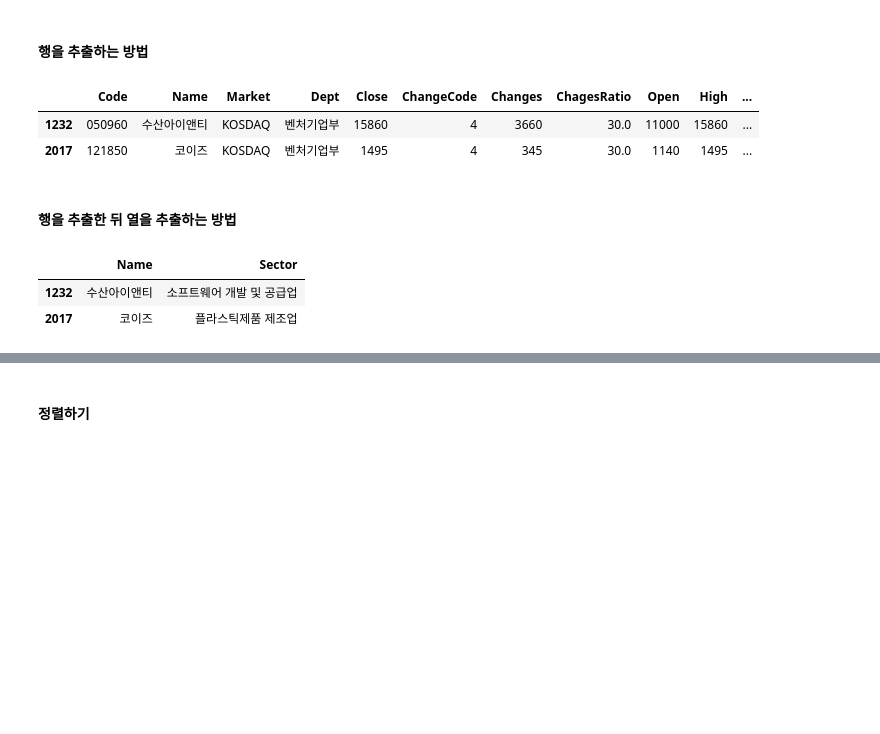
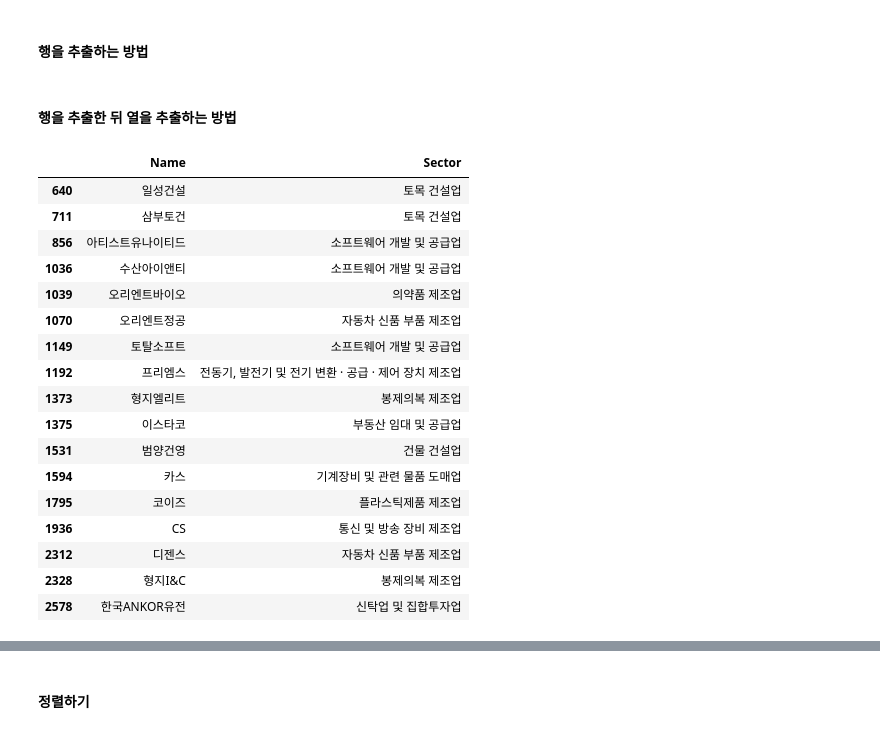
Before and after one commit to june2598/pythonstudy, a Jupyter notebook: stock/stock_analysis_2(query).ipynb, the cells around one changed output, grey strips where cells are left out. Cells and saved outputs as stored; diff of their text form; code cells hidden in the pictures; blank space fills up the shorter version.

```diff
--- a/stock/stock_analysis_2(query).ipynb
+++ b/stock/stock_analysis_2(query).ipynb
@@ -26,47 +26,58 @@ Index([1232, 2017], dtype='int64')
 # %%
 # 행 추출방법
 
-# case1) loc : 인덱스명
+# case1) []  : 대괄호 접근 - 퍼포먼스 (속도)가 제일빠름
+df_stocks[df_stocks['ChagesRatio'] >= 25]
+
+# case2) loc : 인덱스명
 # df_stocks.loc[df_stocks['ChagesRatio'] == 30]
 
-# case2) iloc : 인덱스번호
+# case3) query - 가독성이 가장 좋음
+# df_stocks.query('ChagesRatio == 30')
+
+# case4) iloc : 인덱스번호
 # indices = df_stocks.index[df_stocks['ChagesRatio'] == 30]
 # df_stocks.iloc[indices]
-
-# case3) query
-# df_stocks.query('ChagesRatio == 30')
-
-# case4) [] : 대괄호 접근
-df_stocks[df_stocks['ChagesRatio'] == 30]
-# %% [output]
-|  | Code | Name | Market | Dept | Close | ChangeCode | Changes | ChagesRatio | Open | High | ... |
-| 1232 | 050960 | 수산아이앤티 | KOSDAQ | 벤처기업부 | 15860 | 4 | 3660 | 30.0 | 11000 | 15860 | ... |
-| 2017 | 121850 | 코이즈 | KOSDAQ | 벤처기업부 | 1495 | 4 | 345 | 30.0 | 1140 | 1495 | ... |
 # %% [markdown]
 #### 행을 추출한 뒤 열을 추출하는 방법
 # %%
 # 행 추출방법
 
 # case1) loc : 인덱스명
 # df_stocks.loc[df_stocks['ChagesRatio'] == 30]
 # df_stocks.loc[df_stocks['ChagesRatio'] == 30[['Name','Sector']]
 # df_stocks.loc[df_stocks['ChagesRatio'] == 30, ['Name','Sector']]
 
 # case2) iloc : 인덱스번호
 # indices = df_stocks.index[df_stocks['ChagesRatio'] == 30]
 # df_stocks.iloc[indices]
 # df_stocks.iloc[df_stocks.index[df_stocks['ChagesRatio'] == 30]][['Name','Sector']]
 # df_stocks.iloc[df_stocks.index[df_stocks['ChagesRatio'] == 30], [1,16]]
 
 # case3) query
 # df_stocks.query('ChagesRatio == 30')[['Name','Sector']]
 
 # case4) [] : 대괄호 접근
-# df_stocks[df_stocks['ChagesRatio'] == 30][['Name', 'Sector']]
+df_stocks[df_stocks['ChagesRatio'] >= 25][['Name', 'Sector']]
 # %% [output]
 |  | Name | Sector |
-| 1232 | 수산아이앤티 | 소프트웨어 개발 및 공급업 |
-| 2017 | 코이즈 | 플라스틱제품 제조업 |
+| 640 | 일성건설 | 토목 건설업 |
+| 711 | 삼부토건 | 토목 건설업 |
+| 856 | 아티스트유나이티드 | 소프트웨어 개발 및 공급업 |
+| 1036 | 수산아이앤티 | 소프트웨어 개발 및 공급업 |
+| 1039 | 오리엔트바이오 | 의약품 제조업 |
+| 1070 | 오리엔트정공 | 자동차 신품 부품 제조업 |
+| 1149 | 토탈소프트 | 소프트웨어 개발 및 공급업 |
+| 1192 | 프리엠스 | 전동기, 발전기 및 전기 변환 · 공급 · 제어 장치 제조업 |
+| 1373 | 형지엘리트 | 봉제의복 제조업 |
+| 1375 | 이스타코 | 부동산 임대 및 공급업 |
+| 1531 | 범양건영 | 건물 건설업 |
+| 1594 | 카스 | 기계장비 및 관련 물품 도매업 |
+| 1795 | 코이즈 | 플라스틱제품 제조업 |
+| 1936 | CS | 통신 및 방송 장비 제조업 |
+| 2312 | 디젠스 | 자동차 신품 부품 제조업 |
+| 2328 | 형지I&C | 봉제의복 제조업 |
+| 2578 | 한국ANKOR유전 | 신탁업 및 집합투자업 |
 # %%
 df_stocks.describe()
 # %% [output]
```
Also changed, not shown: parts of 8 cells of this notebook, 9 other files.
